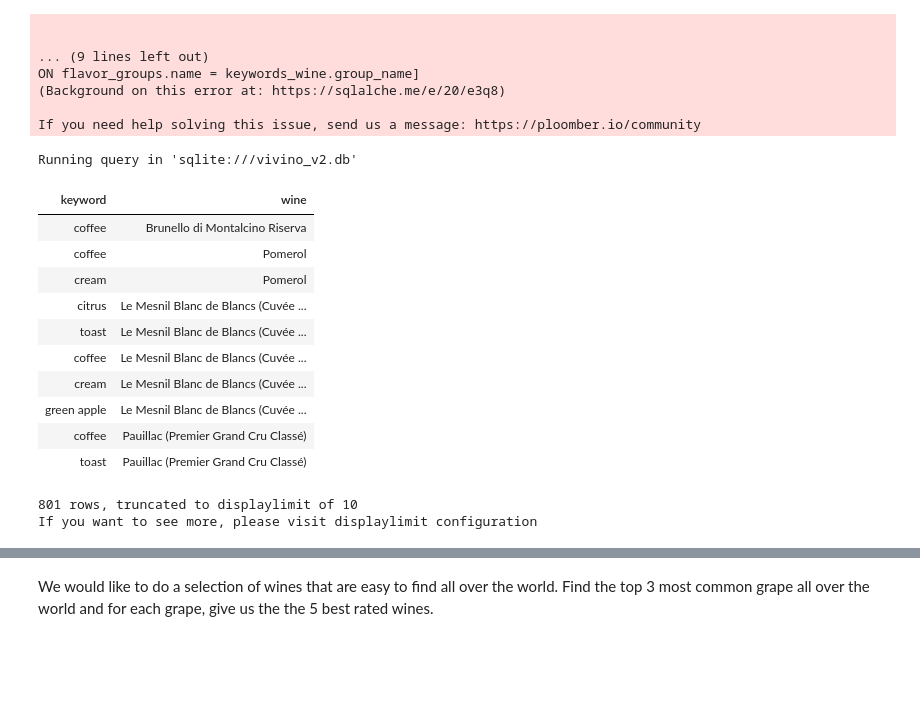
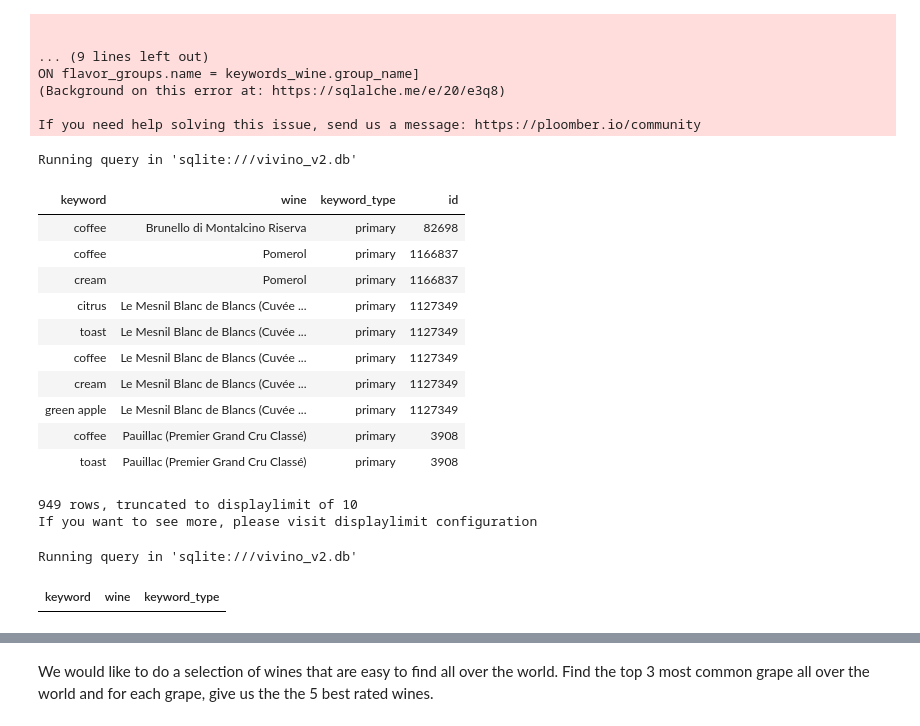
Before and after one commit to maciejkrsk/wine_market_analysis, a Jupyter notebook: requests.ipynb, the cells around one changed output, grey strips where cells are left out. Saved outputs shown, nothing was run; the diff lists cells and outputs as text; code cells hidden in the pictures; blank space fills up the shorter version.

```diff
--- a/requests.ipynb
+++ b/requests.ipynb
@@ -127,26 +123,38 @@ ON flavor_groups.name = keywords_wine.group_name]
 
 If you need help solving this issue, send us a message: https://ploomber.io/community
 # %%
-%%sql -- THIS ONE WORKS NEEDS REVIEW
-SELECT  DISTINCT keywords.name as keyword, wines.name as wine
+%%sql -- STEP 1
+SELECT   keywords.name as keyword, wines.name as wine, keywords_wine.keyword_type, wines.id
 FROM wines
 JOIN keywords_wine
 ON wines.id = keywords_wine.wine_id
 JOIN keywords
 ON keywords.id = keywords_wine.keyword_id
-WHERE keywords.name IN ('coffee','toast','green apple', 'cream', 'citrus') AND (keywords_wine.count > 10)
+WHERE keywords.name IN ('coffee','toast','green apple', 'cream', 'citrus') AND (keywords_wine.count > 10) AND keywords_wine.keyword_type = 'primary'
 # %% [output]
 Running query in 'sqlite:///vivino_v2.db'
-| keyword | wine |
-| coffee | Brunello di Montalcino Riserva |
-| coffee | Pomerol |
-| cream | Pomerol |
-| citrus | Le Mesnil Blanc de Blancs (Cuvée ... |
-| toast | Le Mesnil Blanc de Blancs (Cuvée ... |
-| coffee | Le Mesnil Blanc de Blancs (Cuvée ... |
-| cream | Le Mesnil Blanc de Blancs (Cuvée ... |
-| green apple | Le Mesnil Blanc de Blancs (Cuvée ... |
-| coffee | Pauillac (Premier Grand Cru Classé) |
-| toast | Pauillac (Premier Grand Cru Classé) |
+| keyword | wine | keyword_type | id |
+| coffee | Brunello di Montalcino Riserva | primary | 82698 |
+| coffee | Pomerol | primary | 1166837 |
+| cream | Pomerol | primary | 1166837 |
+| citrus | Le Mesnil Blanc de Blancs (Cuvée ... | primary | 1127349 |
+| toast | Le Mesnil Blanc de Blancs (Cuvée ... | primary | 1127349 |
+| coffee | Le Mesnil Blanc de Blancs (Cuvée ... | primary | 1127349 |
+| cream | Le Mesnil Blanc de Blancs (Cuvée ... | primary | 1127349 |
+| green apple | Le Mesnil Blanc de Blancs (Cuvée ... | primary | 1127349 |
+| coffee | Pauillac (Premier Grand Cru Classé) | primary | 3908 |
+| toast | Pauillac (Premier Grand Cru Classé) | primary | 3908 |
-801 rows, truncated to displaylimit of 10
+949 rows, truncated to displaylimit of 10
 If you want to see more, please visit displaylimit configuration
+# %%
+%%sql -- STEP 2 FIND A WAY TO RETRIEVE THE ATSTES
+SELECT   keywords.name as keyword, wines.name as wine, keywords_wine.keyword_type
+FROM wines
+JOIN keywords_wine
+ON wines.id = keywords_wine.wine_id
+JOIN keywords
+ON keywords.id = keywords_wine.keyword_id
+WHERE (keywords.name = 'coffee') AND (keywords.name = 'toast') AND (keywords.name = 'green apple') AND (keywords.name = 'cream') AND (keywords.name = 'citrus')
+# %% [output]
+Running query in 'sqlite:///vivino_v2.db'
+| keyword | wine | keyword_type |
```
Also changed, not shown: parts of 10 cells of this notebook, 6 other files.
